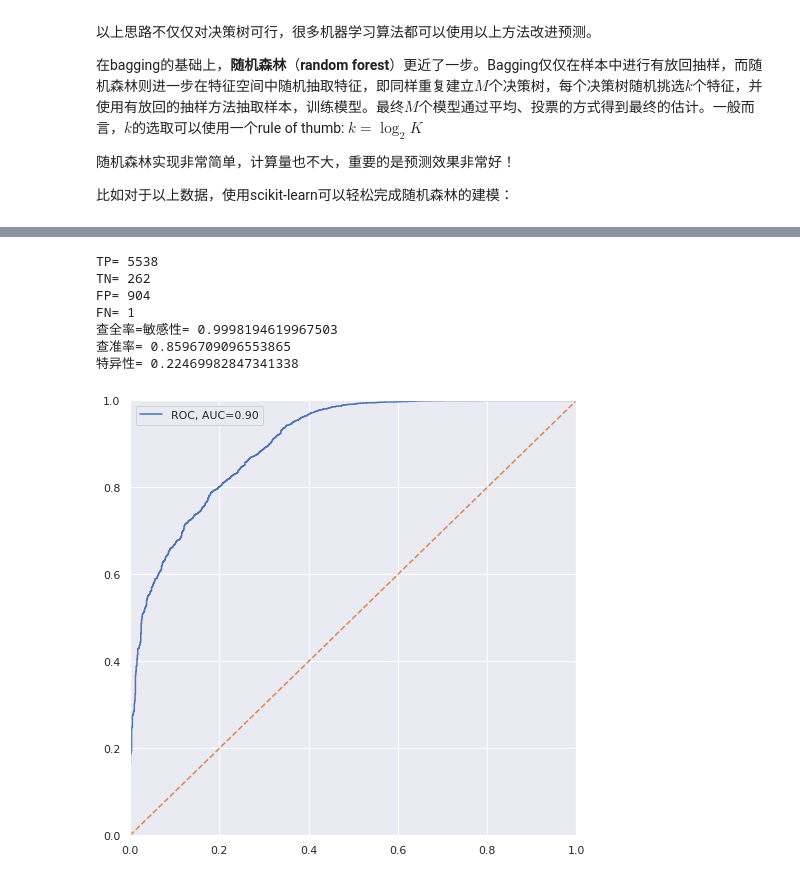
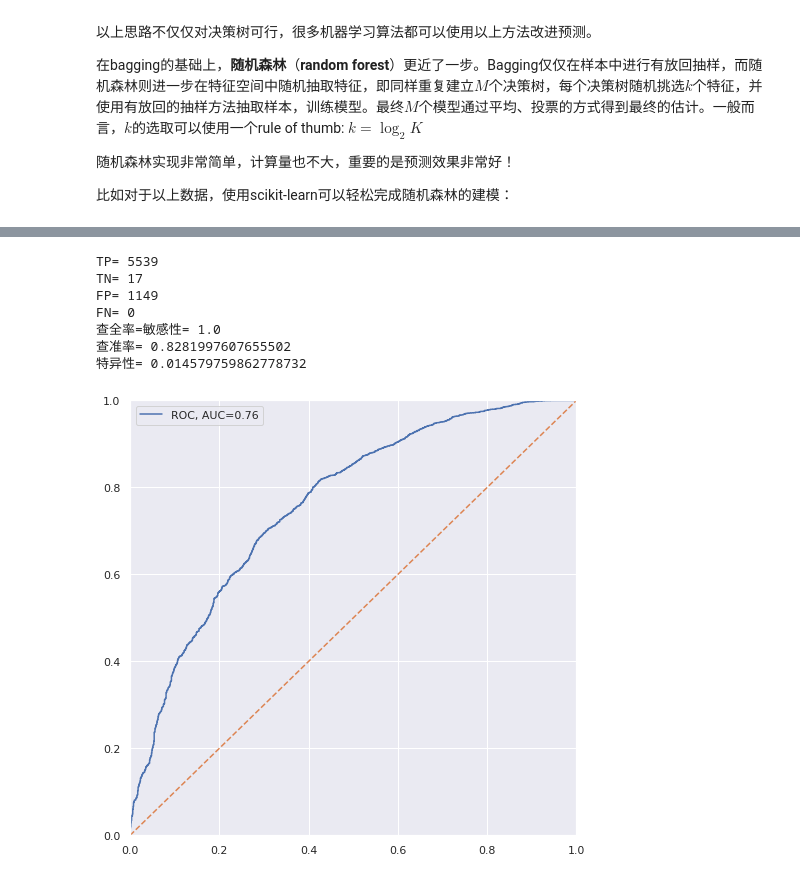
Before and after one commit to sijichun/PythonTutor, a Jupyter notebook: T30_tree_and_forest.ipynb, the cells around one changed output, grey strips where cells are left out. Drawn from its saved outputs; the diff is of its cells as text; code cells hidden in the pictures.

Commit message:
small changes of forest

```diff
--- a/T30_tree_and_forest.ipynb
+++ b/T30_tree_and_forest.ipynb
@@ -374,21 +372,22 @@ X
 # %%
 X=X.stack()
 for i in range(9):
-    ## 区分训练集和测试集
-    kf = KFold(n_splits=10)
-    X=X.unstack()
-    CV_prob=np.array([])
-    for train, test in kf.split(X):
-        ## 使用训练集回归
-        X_train=X.iloc[train,:].stack()
-        X_test=X.iloc[test,:].stack()
-        # 先使用训练集训练模型
-        rfc=RandomForestClassifier(n_estimators=100, max_features=i+1,oob_score=True, max_depth=10).fit(X_train.drop("employment", axis=1),X_train['employment'])
-        # 接下来在验证集上进行预测，得到预测概率
-        pre_prob=rfc.predict_proba(X_test.drop('employment',axis=1))[:,1]
-        CV_prob=np.concatenate([CV_prob,pre_prob])
-    X=X.stack()
-    fpr, tpr, threshold = roc_curve(X['employment'], CV_prob)
-    roc_auc = auc(fpr, tpr)
-    print("max_features=%d, AUC=%.5f" % (i+1, roc_auc))
+    for j in range(1,11,2):
+        ## 区分训练集和测试集
+        kf = KFold(n_splits=10)
+        X=X.unstack()
+        CV_prob=np.array([])
+        for train, test in kf.split(X):
+            ## 使用训练集回归
+            X_train=X.iloc[train,:].stack()
+            X_test=X.iloc[test,:].stack()
+            # 先使用训练集训练模型
+            rfc=RandomForestClassifier(n_estimators=100, max_features=i+1,oob_score=True, max_depth=j).fit(X_train.drop("employment", axis=1),X_train['employment'])
+            # 接下来在验证集上进行预测，得到预测概率
+            pre_prob=rfc.predict_proba(X_test.drop('employment',axis=1))[:,1]
+            CV_prob=np.concatenate([CV_prob,pre_prob])
+        X=X.stack()
+        fpr, tpr, threshold = roc_curve(X['employment'], CV_prob)
+        roc_auc = auc(fpr, tpr)
+        print("max_features=%d, max_depth=%d, AUC=%.5f" % (i+1, j, roc_auc))
 # %% [output]
@@ -404,5 +411,5 @@ max_features=9, AUC=0.67009
 # %%
-rfc=RandomForestClassifier(n_estimators=100, max_features=2,oob_score=True, max_depth=10)
+rfc=RandomForestClassifier(n_estimators=100, max_features=3,oob_score=True, max_depth=7)
 rfc.fit(X.drop("employment", axis=1),X['employment'])
 ## 预测及概率
 prob=rfc.predict_proba(X.drop('employment',axis=1))[:,1]
@@ -412,38 +419,38 @@ TP=np.sum(X['employment'] & pred)
 TN=np.sum((~X['employment'] & (~pred)))
 FP=np.sum((~X['employment'] & (pred)))
 FN=np.sum((X['employment']) & (~pred))
 
 print("TP=",TP)
 print("TN=",TN)
 print("FP=",FP)
 print("FN=",FN)
 print("查全率=敏感性=",TP/(TP+FN))
 print("查准率=",TP/(TP+FP))
 print("特异性=",TN/(TN+FP))
 
 ## 画图
 from sklearn.metrics import roc_curve, auc
 
 fpr, tpr, threshold = roc_curve(X['employment'], prob)
 roc_auc = auc(fpr, tpr)
 import matplotlib.pyplot as plt
 import seaborn as sb
 sb.set()
 %matplotlib inline
 plt.rcParams['figure.figsize'] = (8.0, 8.0)
 plt.plot(fpr,tpr,label='ROC, AUC=%.2f' % roc_auc)
 plt.legend(loc='upper left', frameon=True)
 plt.plot([0, 1], [0, 1], linestyle='--')
 plt.xlim([0,1])
 plt.ylim([0,1])
 plt.show()
 plt.show()
 # %% [output]
-TP= 5538
-TN= 262
-FP= 904
-FN= 1
-查全率=敏感性= 0.9998194619967503
-查准率= 0.8596709096553865
-特异性= 0.22469982847341338
+TP= 5539
+TN= 17
+FP= 1149
+FN= 0
+查全率=敏感性= 1.0
+查准率= 0.8281997607655502
+特异性= 0.014579759862778732
-[figure, old version]
+[figure, new version]
```
Also changed, not shown: parts of 7 cells of this notebook.
